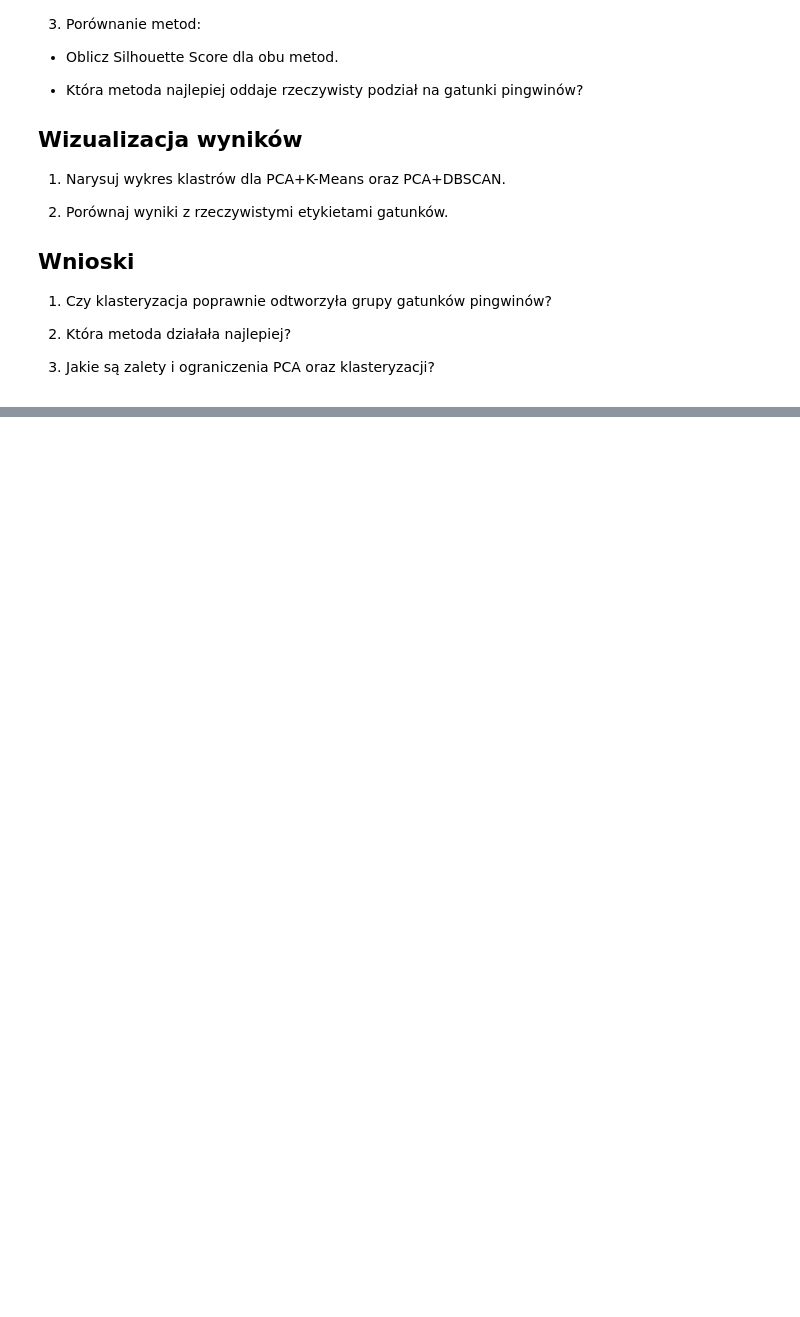
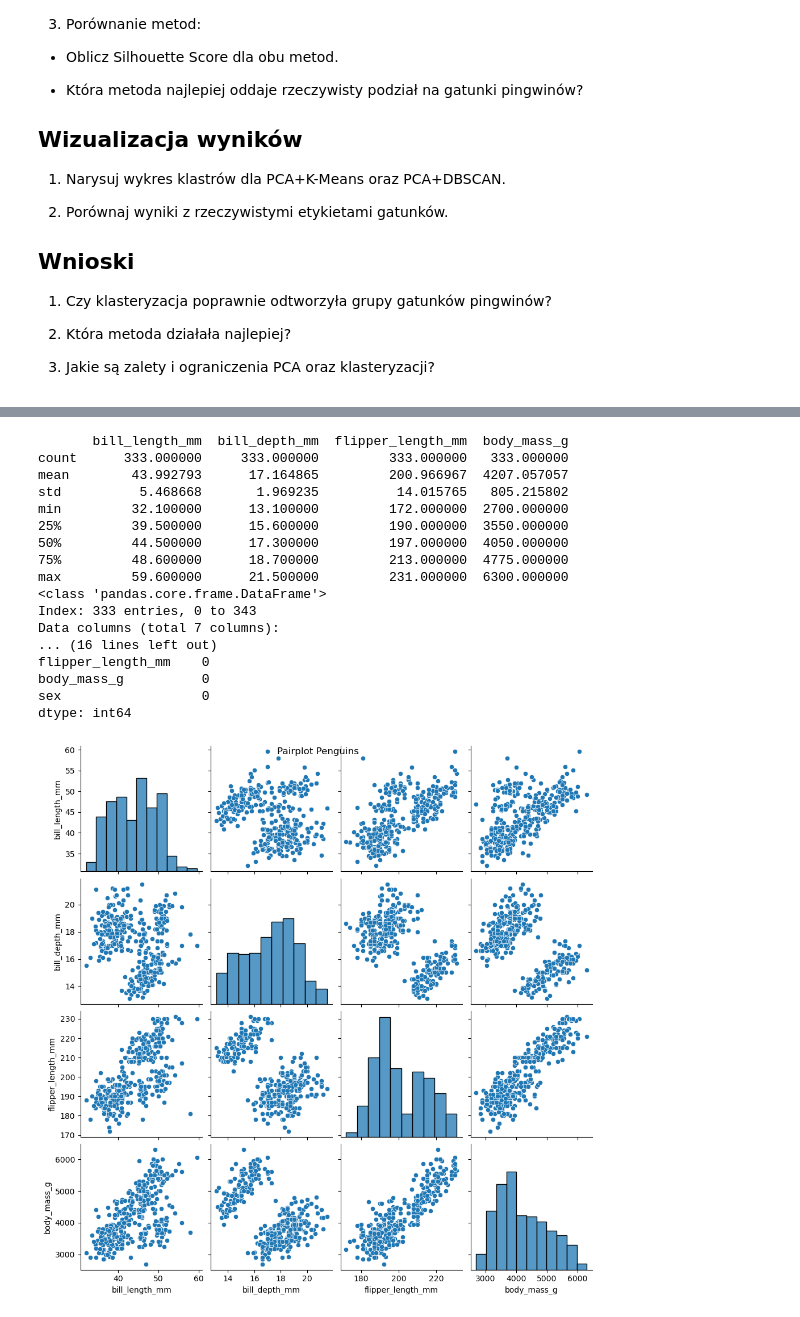
Before and after one commit to annlyd1986/labaJDA, a Jupyter notebook: codes/Laba27_homework.ipynb, the cells around one changed output, grey strips where cells are left out. Drawn from its saved outputs; the diff is of its cells as text; code cells hidden in the pictures; blank space fills up the shorter version.

```diff
--- a/codes/Laba27_homework.ipynb
+++ b/codes/Laba27_homework.ipynb
@@ -63,0 +76,35 @@ penguins.head()
+# %%
+# Eksploracja danych
+
+print(penguins.describe())
+print(penguins.info())
+
+# Sprawdzenie brakujących wartości
+print(penguins.isnull().sum())
+
+# usunięcie wierszy z brakującymi danymi
+penguins.dropna(inplace=True)
+
+# Wizualizacja danych
+sns.pairplot(penguins)
+plt.suptitle("Pairplot Penguins")
+plt.show()
+# %% [output]
+       bill_length_mm  bill_depth_mm  flipper_length_mm  body_mass_g
+count      333.000000     333.000000         333.000000   333.000000
+mean        43.992793      17.164865         200.966967  4207.057057
+std          5.468668       1.969235          14.015765   805.215802
+min         32.100000      13.100000         172.000000  2700.000000
+25%         39.500000      15.600000         190.000000  3550.000000
+50%         44.500000      17.300000         197.000000  4050.000000
+75%         48.600000      18.700000         213.000000  4775.000000
+max         59.600000      21.500000         231.000000  6300.000000
+<class 'pandas.core.frame.DataFrame'>
+Index: 333 entries, 0 to 343
+Data columns (total 7 columns):
+... (16 lines left out)
+flipper_length_mm    0
+body_mass_g          0
+sex                  0
+dtype: int64
+[figure, added]
```
Also changed, not shown: parts of 7 cells of this notebook.
